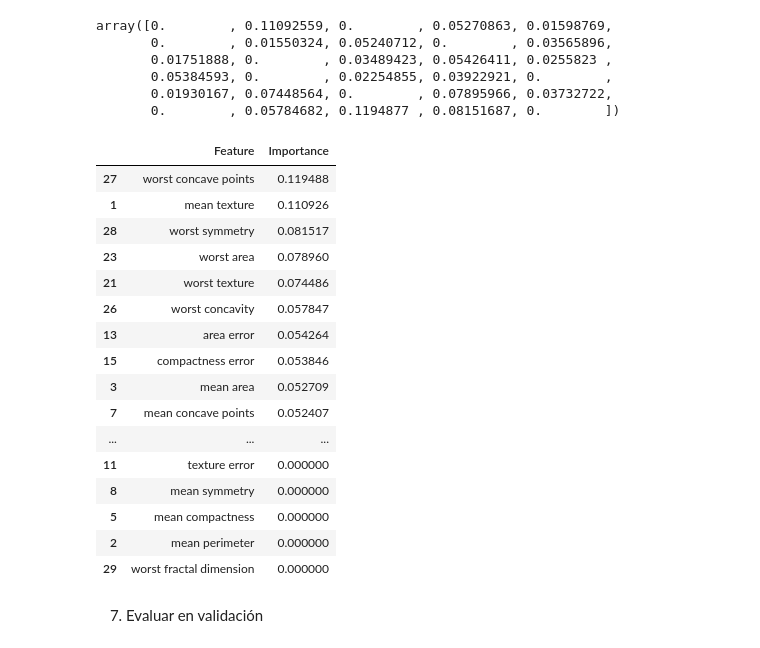
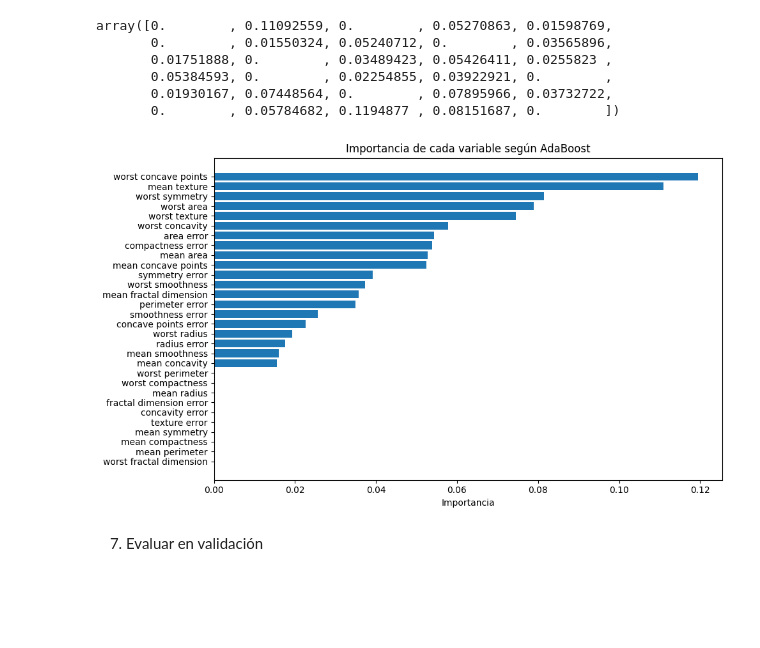
Before and after one commit to titusr099/add_bost_classifier_dm, a Jupyter notebook: ada_boost_implementacion_libreria.ipynb, the cells around one changed output. Cells and saved outputs as stored; diff of their text form; code cells hidden in the pictures; blank space fills up the shorter version.

Commit message:
grafica de importancia de features

```diff
--- a/ada_boost_implementacion_libreria.ipynb
+++ b/ada_boost_implementacion_libreria.ipynb
@@ -174,26 +174,17 @@ feature_importances = pd.DataFrame({
     'Feature': data.feature_names,
     'Importance': ada_model.feature_importances_
 })
-feature_importances = feature_importances.sort_values(by='Importance', ascending=False)
-feature_importances
+feature_importances = feature_importances.sort_values('Importance', ascending=False)
-# %% [output]
-|  | Feature | Importance |
-| 27 | worst concave points | 0.119488 |
-| 1 | mean texture | 0.110926 |
-| 28 | worst symmetry | 0.081517 |
-| 23 | worst area | 0.078960 |
-| 21 | worst texture | 0.074486 |
-| 26 | worst concavity | 0.057847 |
-| 13 | area error | 0.054264 |
-| 15 | compactness error | 0.053846 |
-| 3 | mean area | 0.052709 |
-| 7 | mean concave points | 0.052407 |
-| ... | ... | ... |
-| 11 | texture error | 0.000000 |
-| 8 | mean symmetry | 0.000000 |
-| 5 | mean compactness | 0.000000 |
-| 2 | mean perimeter | 0.000000 |
-| 29 | worst fractal dimension | 0.000000 |
+# %%
+plt.figure(figsize=(10,6))
+plt.barh(feature_importances['Feature'], feature_importances['Importance'])
+plt.xlabel("Importancia")
+plt.title("Importancia de cada variable según AdaBoost")
+plt.gca().invert_yaxis()
+plt.tight_layout()
+plt.show()
+# %% [output]
+[figure, added]
 # %% [markdown]
 7. Evaluar en validación
 # %%
```
